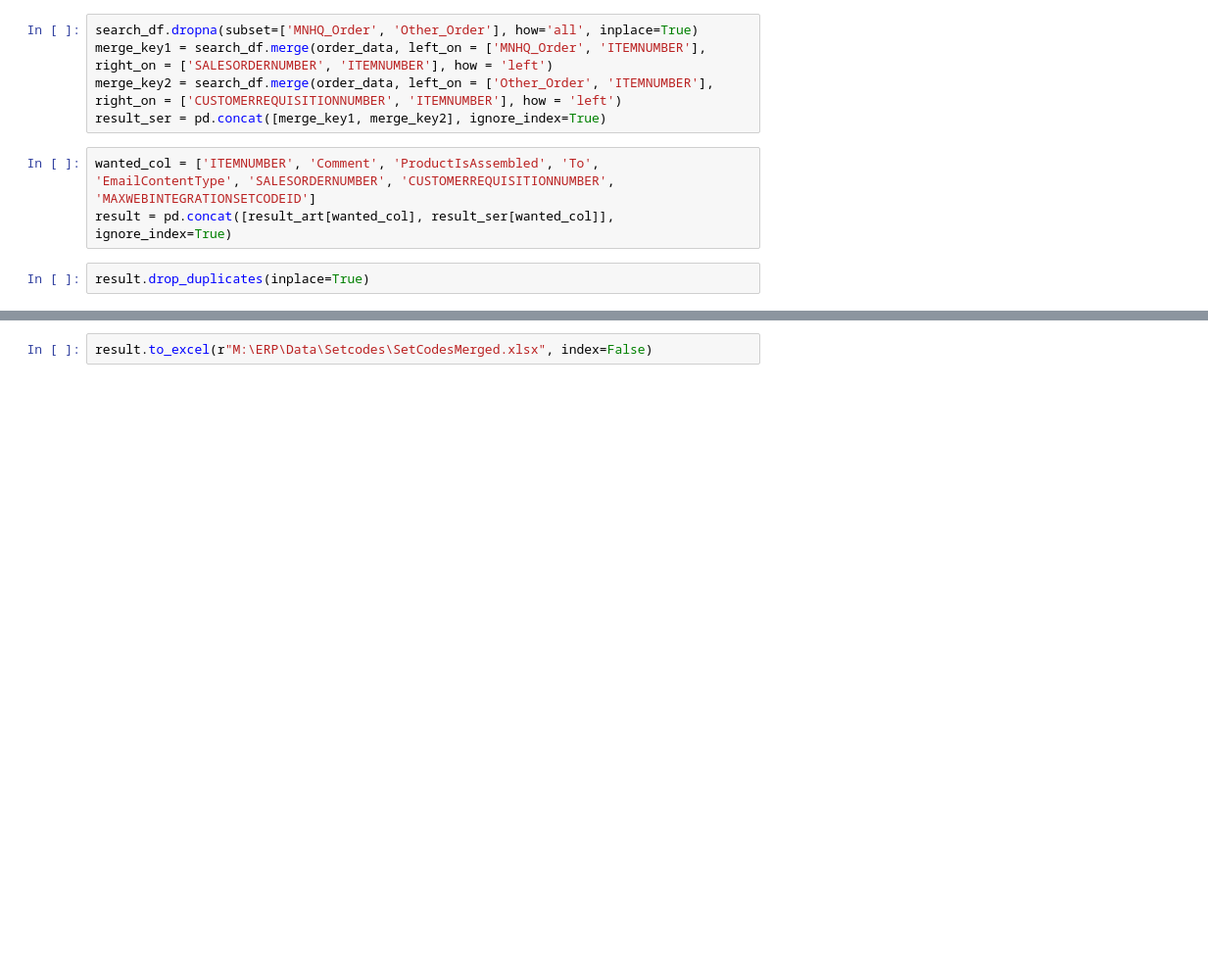
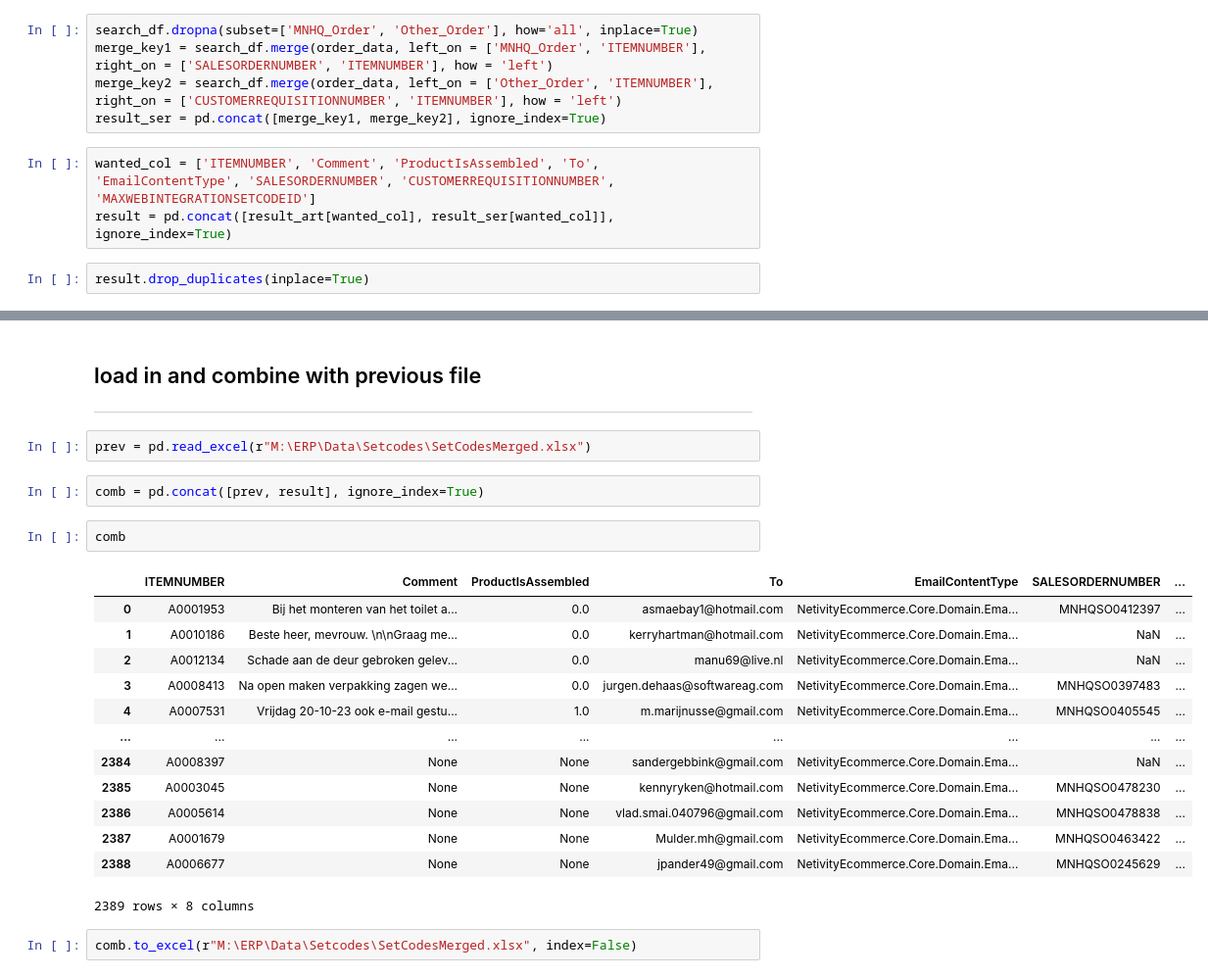
Before and after one commit to BenjaminGraziadei223946/MaxaroProjects, a Jupyter notebook: Setcodes/Email content.ipynb, the cells around one changed output, grey strips where cells are left out. Shown at 98% size. Saved outputs shown, nothing was run; the diff lists cells and outputs as text; blank space fills up the shorter version.

```diff
--- a/Setcodes/Email content.ipynb
+++ b/Setcodes/Email content.ipynb
@@ -195,3 +193,26 @@ MAXWEBINTEGRATIONSETCODEID    344
 dtype: int64
+# %% [markdown]
+## load in and combine with previous file
+_____________________________
+# %%
+prev = pd.read_excel(r"M:\ERP\Data\Setcodes\SetCodesMerged.xlsx")
+# %%
+comb = pd.concat([prev, result], ignore_index=True)
+# %%
+comb
+# %% [output]
+|  | ITEMNUMBER | Comment | ProductIsAssembled | To | EmailContentType | SALESORDERNUMBER | ... |
+| 0 | A0001953 | Bij het monteren van het toilet a... | 0.0 | asmaebay1@hotmail.com | NetivityEcommerce.Core.Domain.Ema... | MNHQSO0412397 | ... |
+| 1 | A0010186 | Beste heer, mevrouw. \n\nGraag me... | 0.0 | kerryhartman@hotmail.com | NetivityEcommerce.Core.Domain.Ema... | NaN | ... |
+| 2 | A0012134 | Schade aan de deur gebroken gelev... | 0.0 | manu69@live.nl | NetivityEcommerce.Core.Domain.Ema... | NaN | ... |
+| 3 | A0008413 | Na open maken verpakking zagen we... | 0.0 | jurgen.dehaas@softwareag.com | NetivityEcommerce.Core.Domain.Ema... | MNHQSO0397483 | ... |
+| 4 | A0007531 | Vrijdag 20-10-23 ook e-mail gestu... | 1.0 | m.marijnusse@gmail.com | NetivityEcommerce.Core.Domain.Ema... | MNHQSO0405545 | ... |
+| ... | ... | ... | ... | ... | ... | ... | ... |
+| 2384 | A0008397 | None | None | sandergebbink@gmail.com | NetivityEcommerce.Core.Domain.Ema... | NaN | ... |
+| 2385 | A0003045 | None | None | kennyryken@hotmail.com | NetivityEcommerce.Core.Domain.Ema... | MNHQSO0478230 | ... |
+| 2386 | A0005614 | None | None | vlad.smai.040796@gmail.com | NetivityEcommerce.Core.Domain.Ema... | MNHQSO0478838 | ... |
+| 2387 | A0001679 | None | None | Mulder.mh@gmail.com | NetivityEcommerce.Core.Domain.Ema... | MNHQSO0463422 | ... |
+| 2388 | A0006677 | None | None | jpander49@gmail.com | NetivityEcommerce.Core.Domain.Ema... | MNHQSO0245629 | ... |
+2389 rows × 8 columns
 # %%
-result.to_excel(r"M:\ERP\Data\Setcodes\SetCodesMerged.xlsx", index=False)
+comb.to_excel(r"M:\ERP\Data\Setcodes\SetCodesMerged.xlsx", index=False)
```
Also changed, not shown: parts of 5 cells of this notebook, 5 other files.
